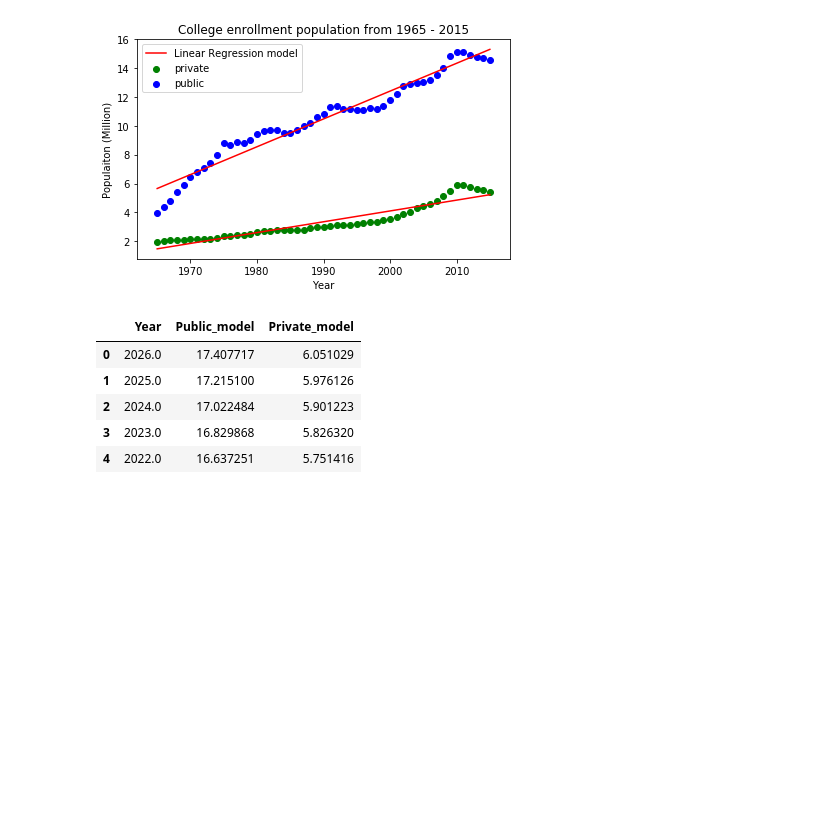
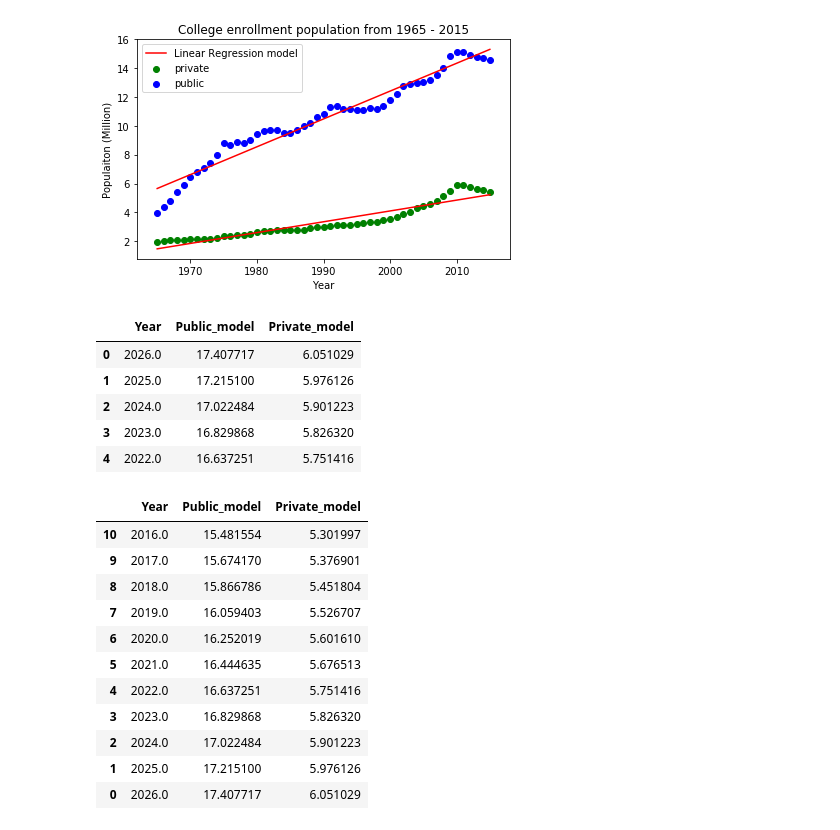
Before and after one commit to EmilySakata/finincing_education, a Jupyter notebook: Linear Regression model.ipynb, the cells around one changed output. Drawn from its saved outputs; the diff is of its cells as text; code cells hidden in the pictures; blank space fills up the shorter version.

```diff
--- a/Linear Regression model.ipynb
+++ b/Linear Regression model.ipynb
@@ -174,3 +174,19 @@ df2.head()
 | 2 | 2024.0 | 17.022484 | 5.901223 |
 | 3 | 2023.0 | 16.829868 | 5.826320 |
 | 4 | 2022.0 | 16.637251 | 5.751416 |
+# %%
+reversed_df2 = df2.iloc[::-1]
+reversed_df2
+# %% [output]
+|  | Year | Public_model | Private_model |
+| 10 | 2016.0 | 15.481554 | 5.301997 |
+| 9 | 2017.0 | 15.674170 | 5.376901 |
+| 8 | 2018.0 | 15.866786 | 5.451804 |
+| 7 | 2019.0 | 16.059403 | 5.526707 |
+| 6 | 2020.0 | 16.252019 | 5.601610 |
+| 5 | 2021.0 | 16.444635 | 5.676513 |
+| 4 | 2022.0 | 16.637251 | 5.751416 |
+| 3 | 2023.0 | 16.829868 | 5.826320 |
+| 2 | 2024.0 | 17.022484 | 5.901223 |
+| 1 | 2025.0 | 17.215100 | 5.976126 |
+| 0 | 2026.0 | 17.407717 | 6.051029 |
```
Also changed, not shown: parts of 3 cells of this notebook.
